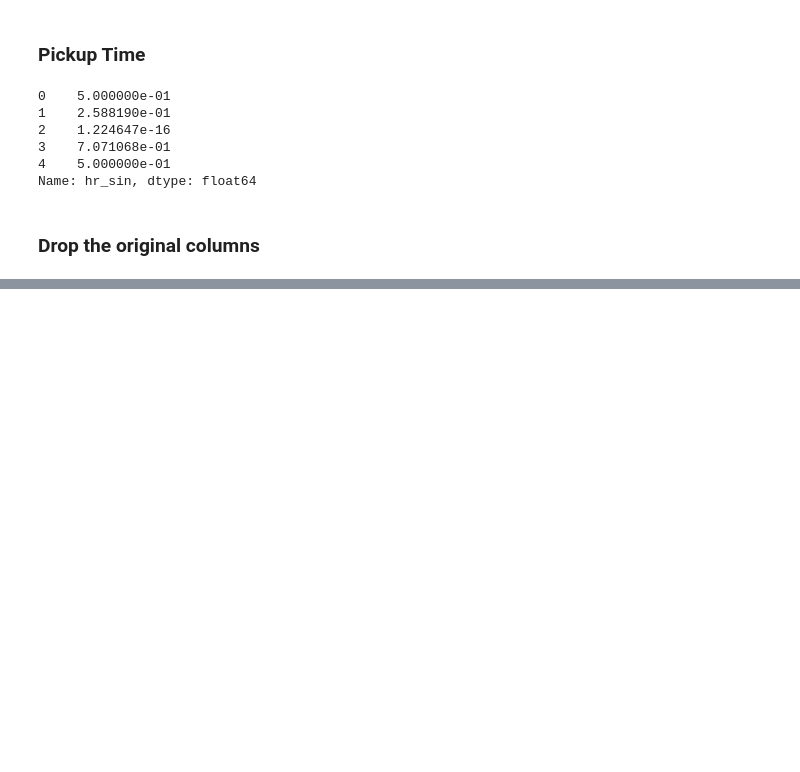
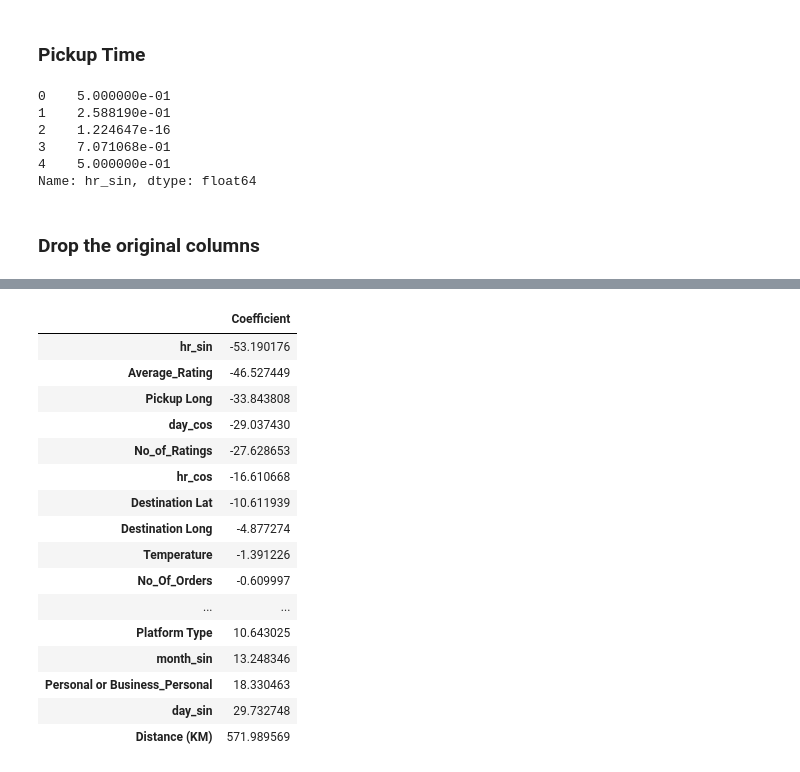
Before and after one commit to NicoleMeinie/Regression, a Jupyter notebook: Frankenstein.ipynb, the cells around one changed output, grey strips where cells are left out. Drawn from its saved outputs; the diff is of its cells as text; code cells hidden in the pictures; blank space fills up the shorter version.

```diff
--- a/Frankenstein.ipynb
+++ b/Frankenstein.ipynb
@@ -481,0 +635,20 @@ Train.drop(drop, axis = 1, inplace = True)
+# %%
+# Building a linear regression model
+lm = LinearRegression()
+lm.fit(X_train,y_train)
+
+# Building a decision tree regression model
+tree = DecisionTreeRegressor()
+tree.fit(X_train, y_train)
+
+# Building a random forest regression model
+forest = RandomForestRegressor(n_estimators = 150)
+forest.fit(X_train, y_train)
+
+# Building ridge regression model
+ridge = Ridge(alpha=0.1)
+ridge.fit(X_Train_s,y_train)
+
+# Building Lasso regression model
+lasso = Lasso(alpha = 0.1)
+lasso.fit(X_Train_s, y_train)
@@ -481,0 +716,22 @@ Train.drop(drop, axis = 1, inplace = True)
+# %%
+# extract coefficients from model
+coeff = pd.DataFrame(lasso.coef_, X_Train_s.columns, columns=['Coefficient'])
+coeff.sort_values(by='Coefficient')
+# %% [output]
+|  | Coefficient |
+| hr_sin | -53.190176 |
+| Average_Rating | -46.527449 |
+| Pickup Long | -33.843808 |
+| day_cos | -29.037430 |
+| No_of_Ratings | -27.628653 |
+| hr_cos | -16.610668 |
+| Destination Lat | -10.611939 |
+| Destination Long | -4.877274 |
+| Temperature | -1.391226 |
+| No_Of_Orders | -0.609997 |
+| ... | ... |
+| Platform Type | 10.643025 |
+| month_sin | 13.248346 |
+| Personal or Business_Personal | 18.330463 |
+| day_sin | 29.732748 |
+| Distance (KM) | 571.989569 |
```
Also changed, not shown: parts of 27 cells of this notebook.
